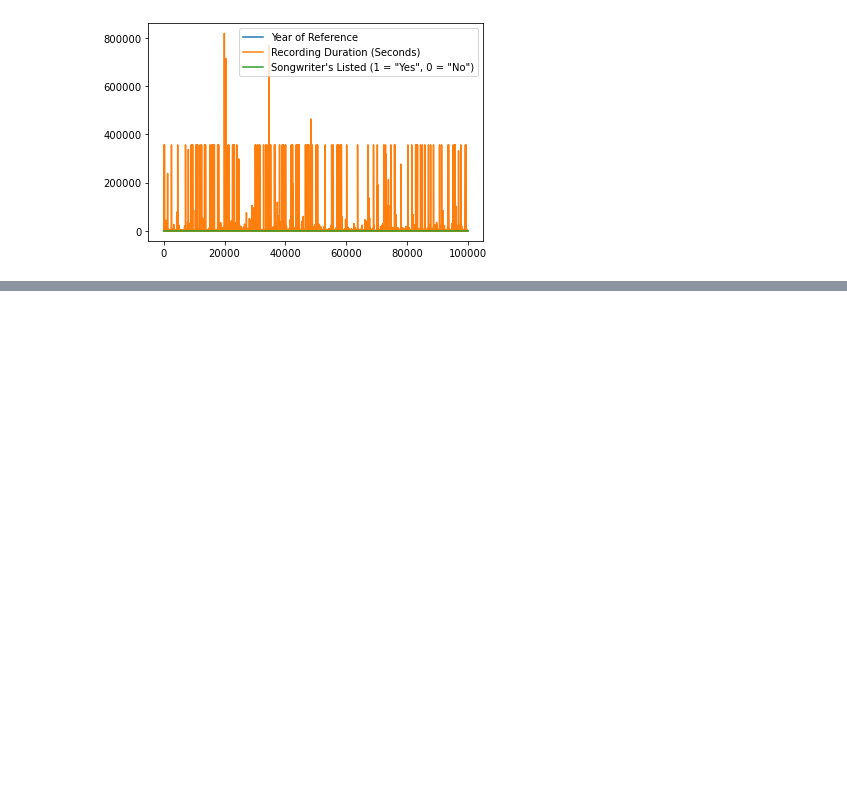
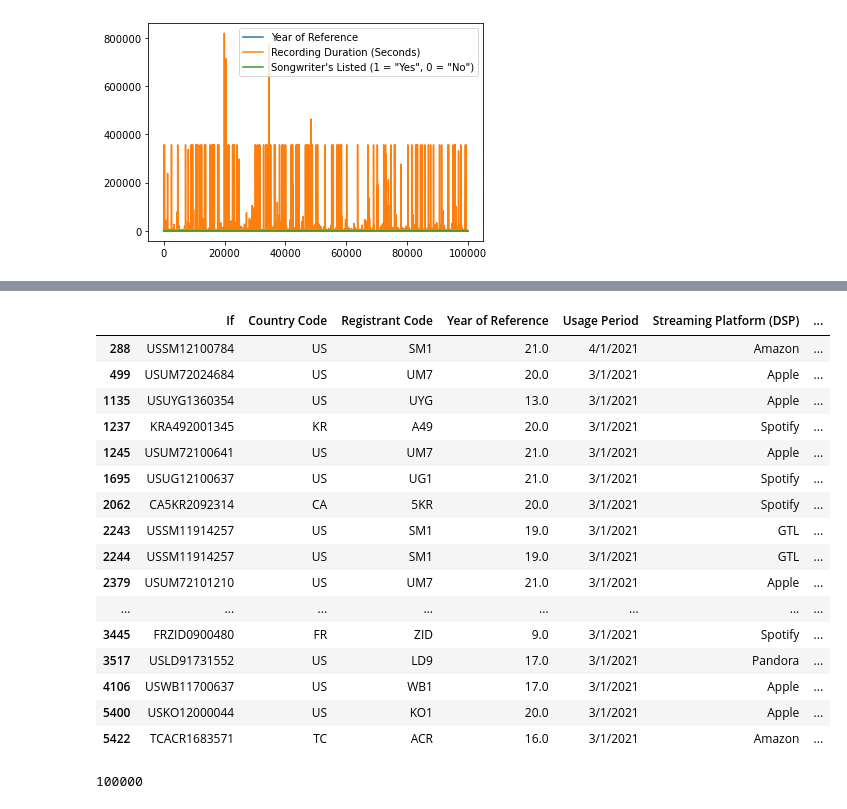
Before and after one commit to NSS-Data-Analytics-Cohort-6/mlc-project-pythons-on-a-plane, a Jupyter notebook: notebook/practice for MLC.ipynb, the cells around one changed output, grey strips where cells are left out. Saved outputs shown, nothing was run; the diff lists cells and outputs as text; code cells hidden in the pictures; blank space fills up the shorter version.

```diff
--- a/notebook/practice for MLC.ipynb
+++ b/notebook/practice for MLC.ipynb
@@ -131,0 +129,26 @@ TypeError: can only concatenate str (not "float") to str
+# %%
+duplicate = mlc_df[mlc_df.duplicated()]
+duplicate = duplicate.sort_values(['Recording Title'])
+duplicate.head(20)
+# %% [output]
+|  | If | Country Code | Registrant Code | Year of Reference | Usage Period | Streaming Platform (DSP) | ... |
+| 288 | USSM12100784 | US | SM1 | 21.0 | 4/1/2021 | Amazon | ... |
+| 499 | USUM72024684 | US | UM7 | 20.0 | 3/1/2021 | Apple | ... |
+| 1135 | USUYG1360354 | US | UYG | 13.0 | 3/1/2021 | Apple | ... |
+| 1237 | KRA492001345 | KR | A49 | 20.0 | 3/1/2021 | Spotify | ... |
+| 1245 | USUM72100641 | US | UM7 | 21.0 | 3/1/2021 | Apple | ... |
+| 1695 | USUG12100637 | US | UG1 | 21.0 | 3/1/2021 | Spotify | ... |
+| 2062 | CA5KR2092314 | CA | 5KR | 20.0 | 3/1/2021 | Spotify | ... |
+| 2243 | USSM11914257 | US | SM1 | 19.0 | 3/1/2021 | GTL | ... |
+| 2244 | USSM11914257 | US | SM1 | 19.0 | 3/1/2021 | GTL | ... |
+| 2379 | USUM72101210 | US | UM7 | 21.0 | 3/1/2021 | Apple | ... |
+| ... | ... | ... | ... | ... | ... | ... | ... |
+| 3445 | FRZID0900480 | FR | ZID | 9.0 | 3/1/2021 | Spotify | ... |
+| 3517 | USLD91731552 | US | LD9 | 17.0 | 3/1/2021 | Pandora | ... |
+| 4106 | USWB11700637 | US | WB1 | 17.0 | 3/1/2021 | Apple | ... |
+| 5400 | USKO12000044 | US | KO1 | 20.0 | 3/1/2021 | Apple | ... |
+| 5422 | TCACR1683571 | TC | ACR | 16.0 | 3/1/2021 | Amazon | ... |
+# %%
+len(mlc_df)
+# %% [output]
+100000
```
Also changed, not shown: parts of 7 cells of this notebook, 2 other files.
